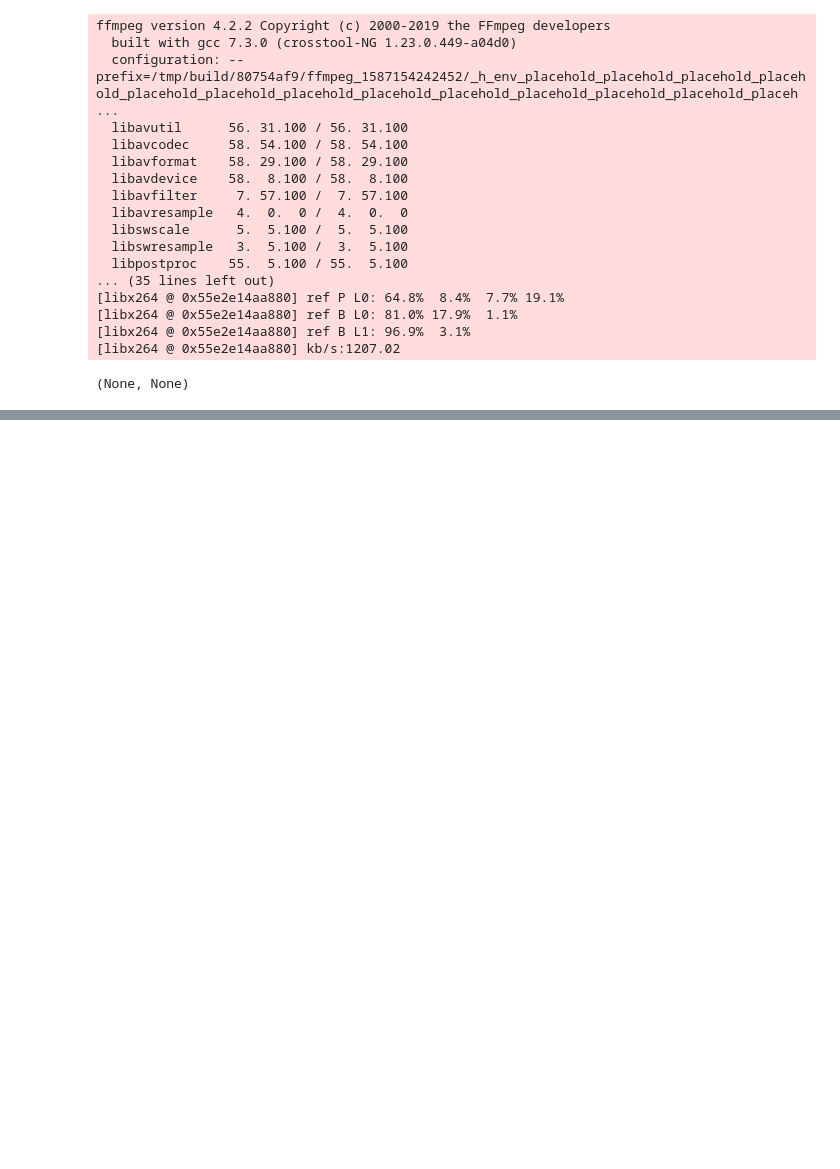
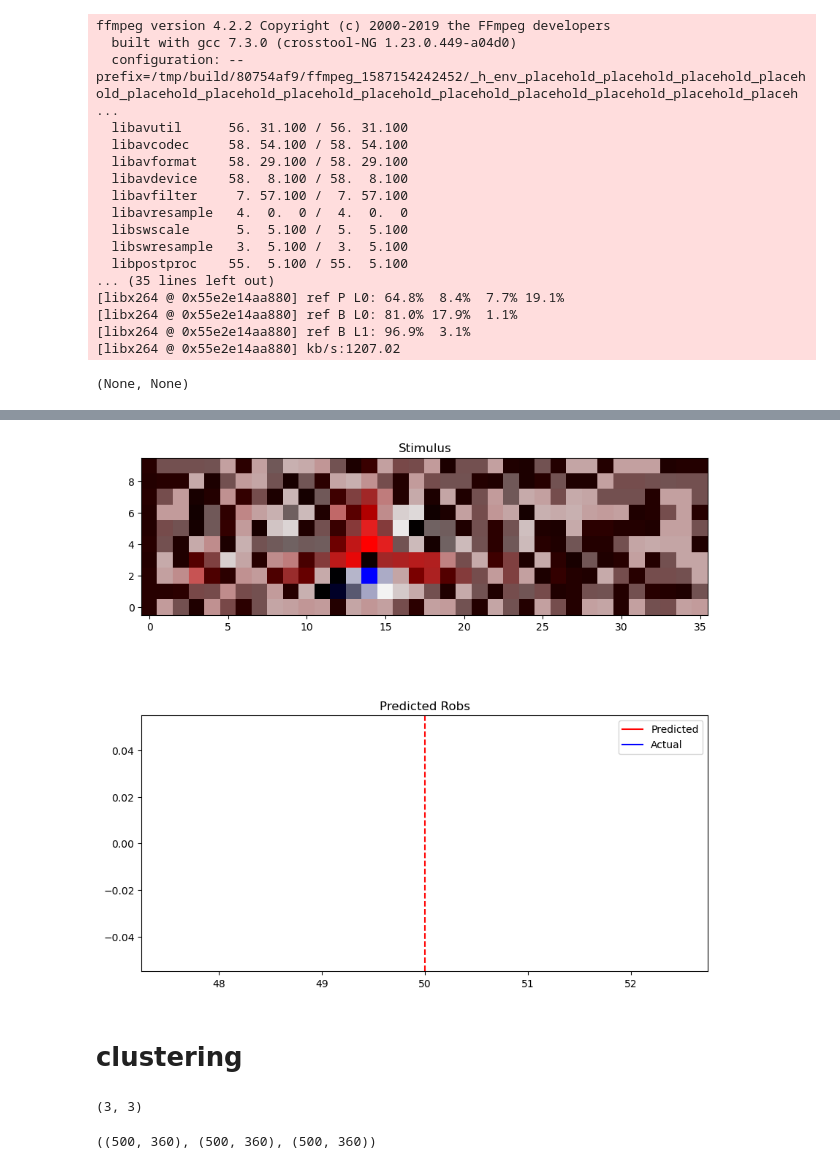
Before and after one commit to NeuroTheoryUMD/mattjac, a Jupyter notebook: v1/dstrf.ipynb, the cells around one changed output, grey strips where cells are left out. Cells and saved outputs as stored; diff of their text form; code cells hidden in the pictures; blank space fills up the shorter version.

```diff
--- a/v1/dstrf.ipynb
+++ b/v1/dstrf.ipynb
@@ -383,0 +522,42 @@ ffmpeg version 4.2.2 Copyright (c) 2000-2019 the FFmpeg developers
+# %%
+## make the plot for a single frame including stim, prediction, and dSTRF
+rows = 2
+cols = 1
+fig = plt.figure(figsize=(10,10))
+grid = plt.GridSpec(rows, cols)
+
+ax_stim = fig.add_subplot(grid[0,:])
+ax_stim.imshow(stim.detach().numpy().reshape(36,10).T,
+               interpolation='none',
+               cmap='gray',
+               origin='lower')
+
+c_blue = matplotlib.colors.colorConverter.to_rgba('blue',alpha = 1)
+c_white = matplotlib.colors.colorConverter.to_rgba('black',alpha = 0)
+c_red= matplotlib.colors.colorConverter.to_rgba('red',alpha = 1)
+cmap_bwr = matplotlib.colors.LinearSegmentedColormap.from_list('bwr_cmap', [c_blue, c_white, c_red], 100)
+ax_stim.imshow(dstrf.reshape(36,10).T,
+                vmin=imin, vmax=imax,
+                interpolation='none',
+                cmap=cmap_bwr,
+                origin='lower')
+ax_stim.set_title('Stimulus')
+
+ax_robs = fig.add_subplot(grid[1,:])
+ax_robs.plot(pred, c='r')
+ax_robs.plot(robs, c='b')
+ax_robs.axvline(x=50, color='r', linestyle='--')
+ax_robs.legend(['Predicted', 'Actual'], loc='upper right')
+_ = ax_robs.set_title('Predicted Robs')
+
+# ffmpeg requires that the digits start at 0
+#plt.savefig(os.path.join('viz/dstrf', f'frame-{i-50:04d}.png'))
+#plt.close(fig)
+# %% [output]
+[figure, added]
+# %% [markdown]
+# clustering
+# %%
+len(dstrf_excs), len(dstrf_inhs)
+# %% [output]
+(3, 3)
@@ -383,0 +590,4 @@ ffmpeg version 4.2.2 Copyright (c) 2000-2019 the FFmpeg developers
+# %%
+dstrf_excs_L2.shape, dstrf_inhs_L2.shape, stims.shape
+# %% [output]
+((500, 360), (500, 360), (500, 360))
```
Also changed, not shown: parts of 24 cells of this notebook, 3 other files.
